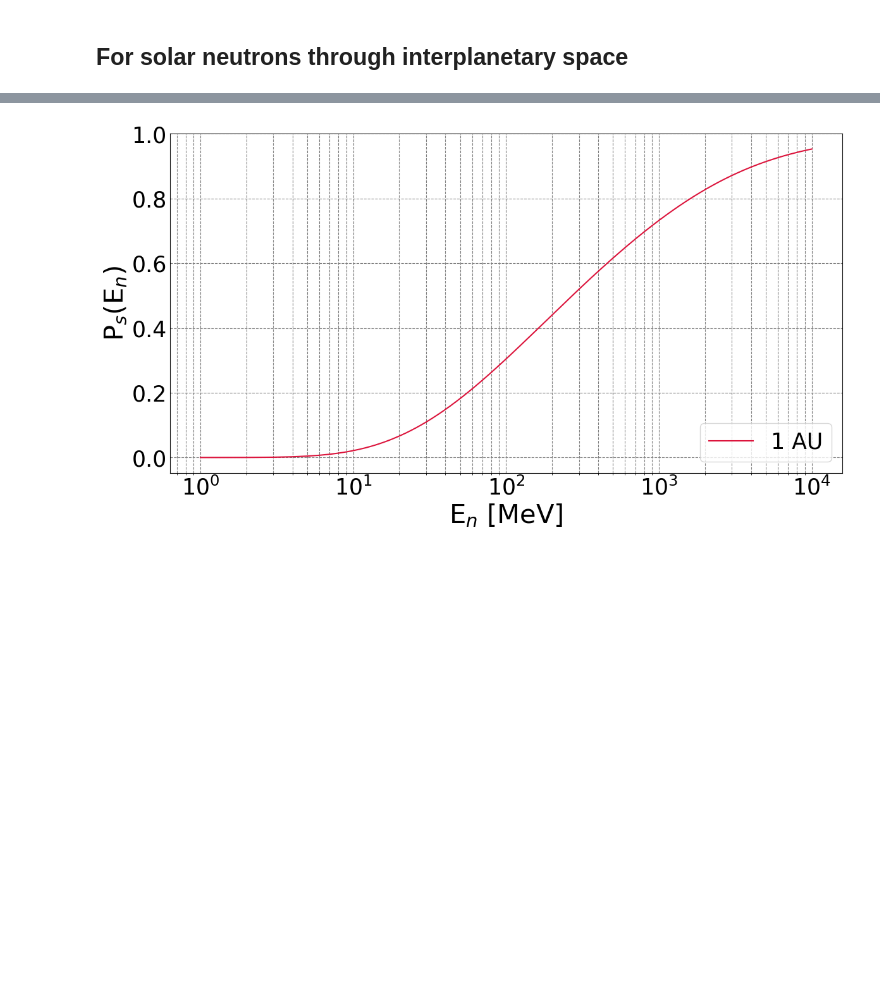
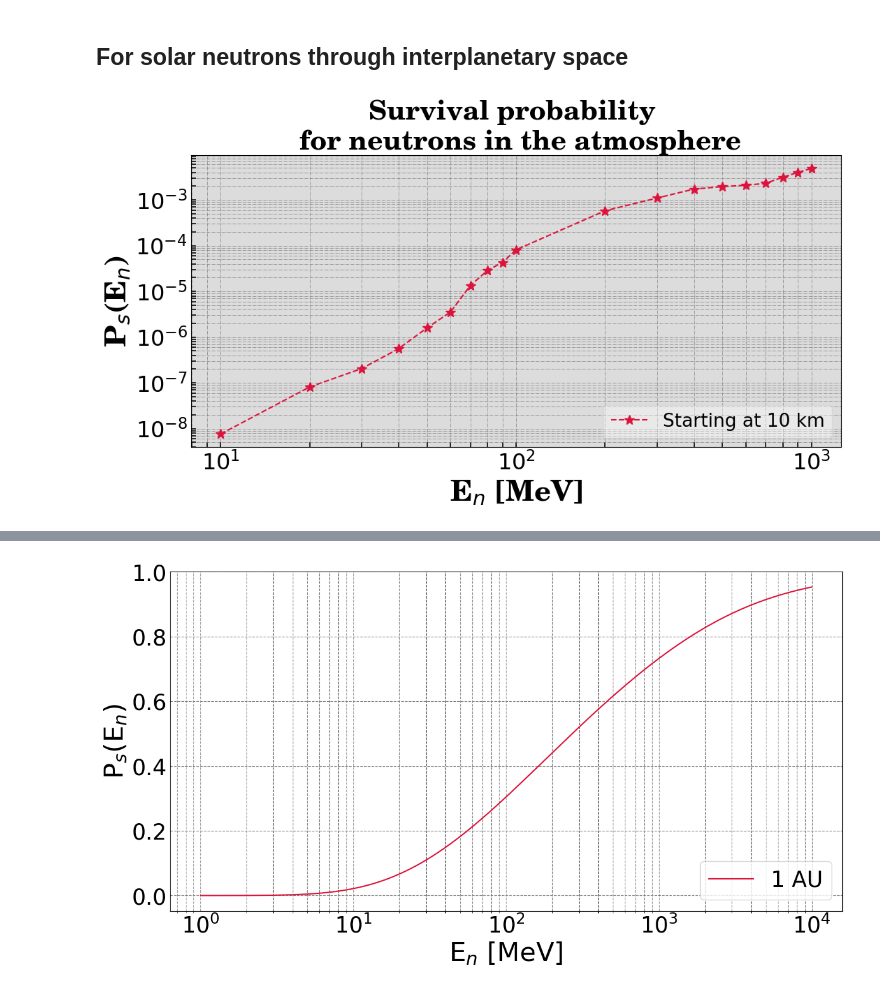
Before and after one commit to Fernando-MA/Neutron_survival_probability_calculator, a Jupyter notebook: Survival Probability.ipynb, the cells around one changed output, grey strips where cells are left out. Drawn from its saved outputs; the diff is of its cells as text; code cells hidden in the pictures; blank space fills up the shorter version.

Commit message:
Attenuation data added and code optimization

```diff
--- a/Survival Probability.ipynb
+++ b/Survival Probability.ipynb
@@ -9,0 +57,12 @@ import math as math
+# %%
+# M3.9 flare case (Monterde-Andrade_2023)
+# Scattering cross section may be obtained though several calculations here:
+# https://www.ncnr.nist.gov/resources/activation/
+
+# From González-Méndez (2015)
+att = pd.read_csv("Neutron_attenuation.csv", header = 0, engine = 'python')
+Ps = n_surv_prob(att["Energía [MeV]"], att.Atenuación, thickness =1e11)
+
+plot_surv_plot(att.iloc[:19, 0], Ps[:19])
+# %% [output]
+[figure, added]
```
Also changed, not shown: parts of 6 cells of this notebook, 1 other file.
